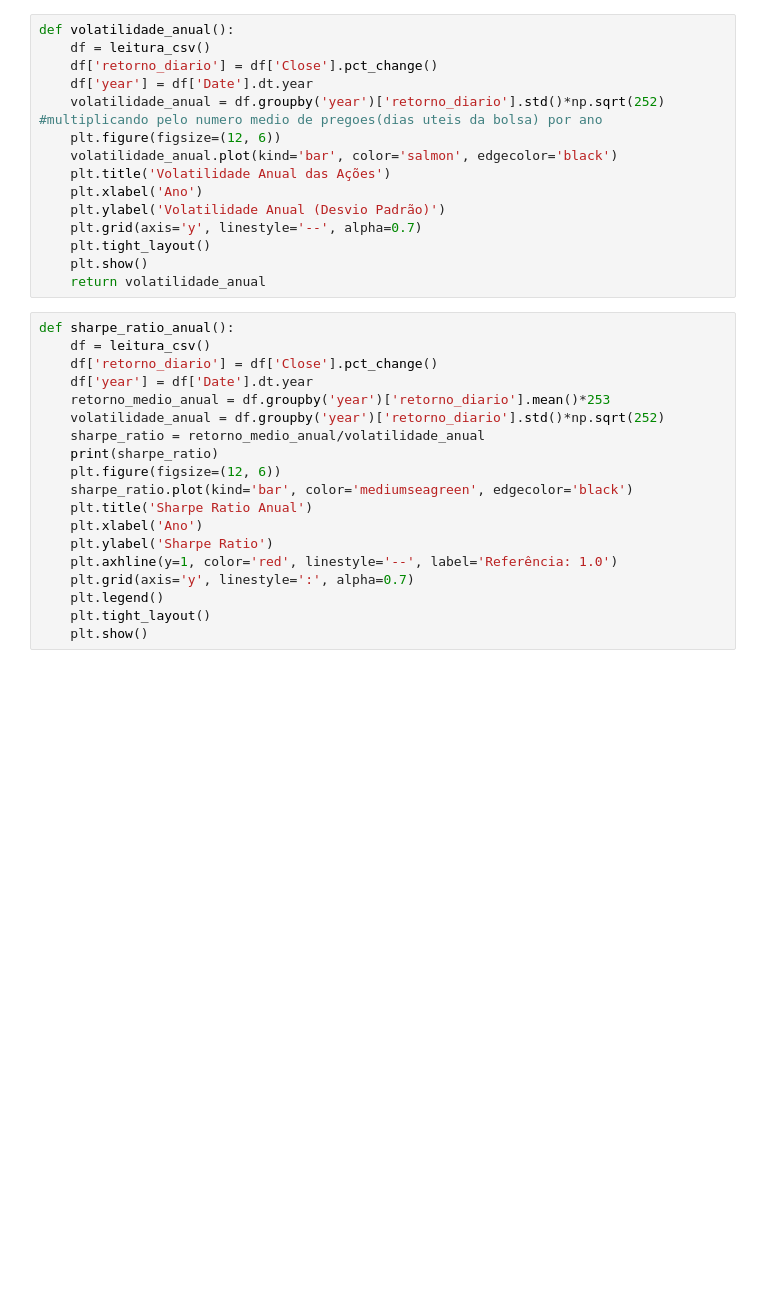
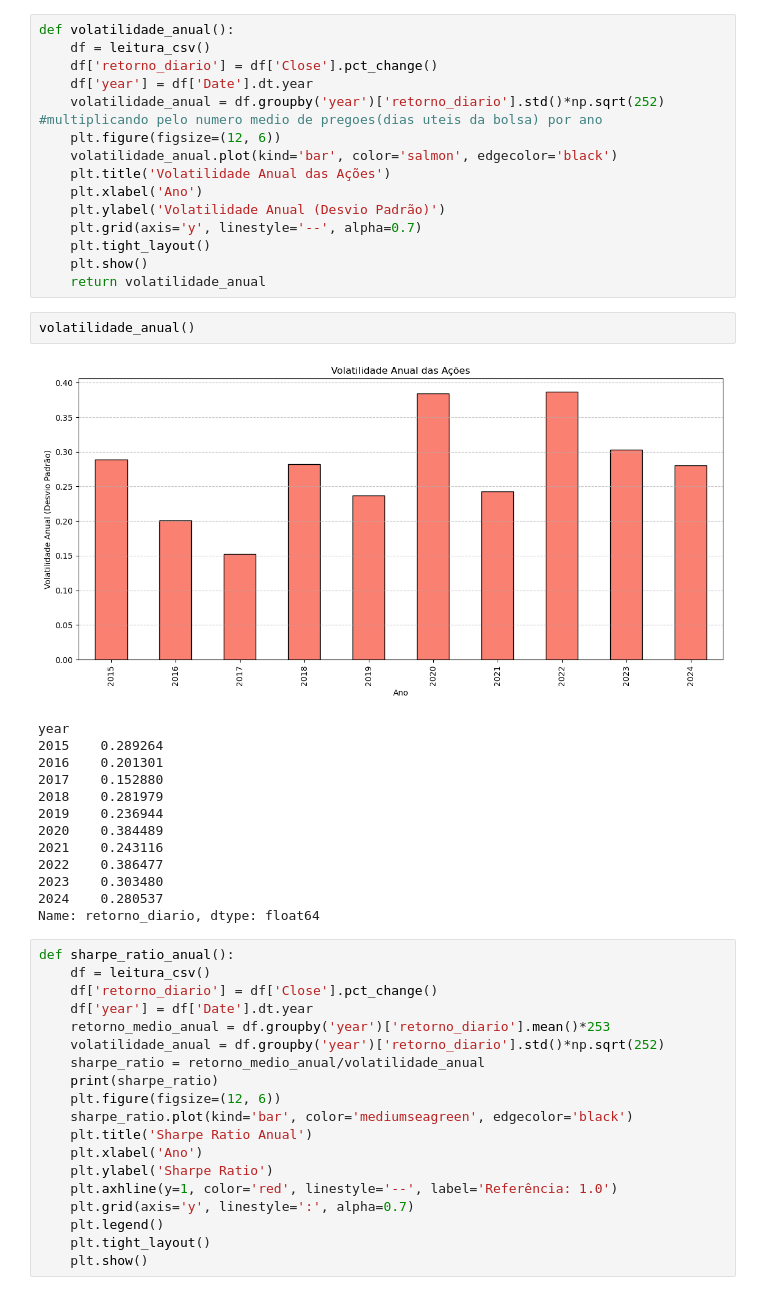
Before and after one commit to Rambo0704/ProjetoDadosGoogle, a Jupyter notebook: src/functions_ex.ipynb, the cells around one changed output. Drawn from its saved outputs; the diff is of its cells as text; blank space fills up the shorter version.

```diff
--- a/src/functions_ex.ipynb
+++ b/src/functions_ex.ipynb
@@ -178,6 +168,22 @@ def volatilidade_anual():
     plt.tight_layout()
     plt.show()
     return volatilidade_anual
+# %%
+volatilidade_anual()
+# %% [output]
+[figure, added]
+year
+2015    0.289264
+2016    0.201301
+2017    0.152880
+2018    0.281979
+2019    0.236944
+2020    0.384489
+2021    0.243116
+2022    0.386477
+2023    0.303480
+2024    0.280537
+Name: retorno_diario, dtype: float64
 # %%
 def sharpe_ratio_anual():
     df = leitura_csv()
```
Also changed, not shown: parts of 6 cells of this notebook, 2 other files.
